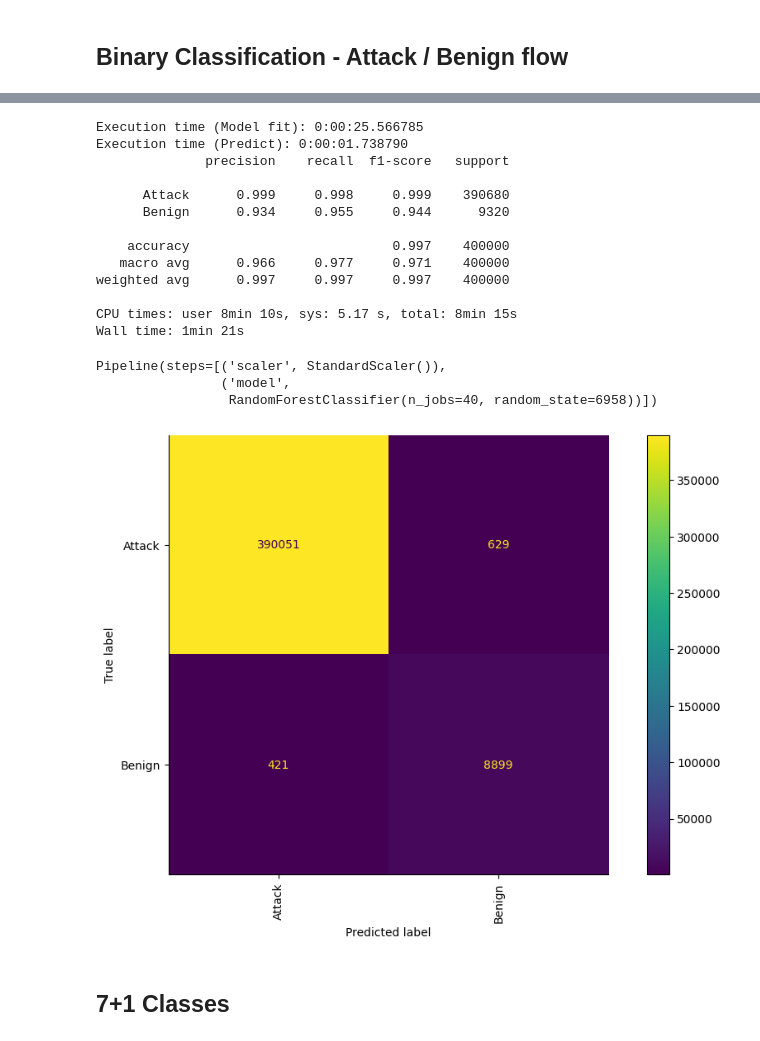
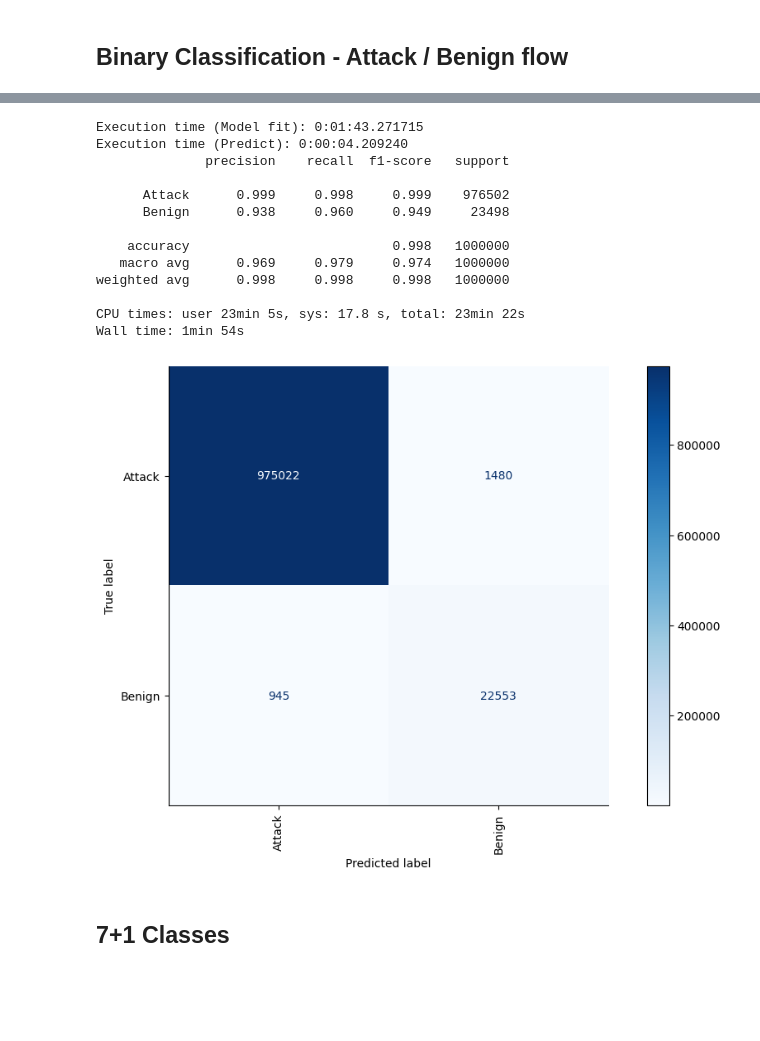
Before and after one commit to inaciobr/Multi-Stage-IoT-Intrusion-Detection, a Jupyter notebook: notebooks/3 - Models.ipynb, the cells around one changed output, grey strips where cells are left out. Cells and saved outputs as stored; diff of their text form; code cells hidden in the pictures; blank space fills up the shorter version.

```diff
--- a/notebooks/3 - Models.ipynb
+++ b/notebooks/3 - Models.ipynb
@@ -80,7 +80,7 @@ is_attack = (df.general_label != 'Benign').map({
 baseline_binary_df_split = model_utils.get_train_test_split(
     df,
     target=is_attack,
-    sample_size=2_000_000,
+    sample_size=5_000_000,
     train_frac=0.80
 )
 # %% [output]
@@ -91,30 +91,30 @@ Wall time: 14.6 s
 # %%
 %%time
 
 model_binary_baseline = Pipeline([
     ('scaler', StandardScaler()),
     ('model', RandomForestClassifier(n_jobs=n_jobs, random_state=seed))
 ])
 
-model_utils.test_model(model_binary_baseline, *baseline_binary_df_split)
+X_train, X_test, y_train, y_test = baseline_binary_df_split
+
+model_utils.train_model(model_binary_baseline, X_train, y_train)
+model_utils.evaluate_model(model_binary_baseline, X_test, y_test)
 # %% [output]
-Execution time (Model fit): 0:00:25.566785
-Execution time (Predict): 0:00:01.738790
+Execution time (Model fit): 0:01:43.271715
+Execution time (Predict): 0:00:04.209240
               precision    recall  f1-score   support
 
-      Attack      0.999     0.998     0.999    390680
-      Benign      0.934     0.955     0.944      9320
+      Attack      0.999     0.998     0.999    976502
+      Benign      0.938     0.960     0.949     23498
 
-    accuracy                          0.997    400000
-   macro avg      0.966     0.977     0.971    400000
-weighted avg      0.997     0.997     0.997    400000
+    accuracy                          0.998   1000000
+   macro avg      0.969     0.979     0.974   1000000
+weighted avg      0.998     0.998     0.998   1000000
 
-CPU times: user 8min 10s, sys: 5.17 s, total: 8min 15s
-Wall time: 1min 21s
+CPU times: user 23min 5s, sys: 17.8 s, total: 23min 22s
+Wall time: 1min 54s
-Pipeline(steps=[('scaler', StandardScaler()),
-                ('model',
-                 RandomForestClassifier(n_jobs=40, random_state=6958))])
-[figure, old version]
+[figure, new version]
 # %% [markdown]
 ## 7+1 Classes
 # %%
```
Also changed, not shown: parts of 14 cells of this notebook, 4 other files.
